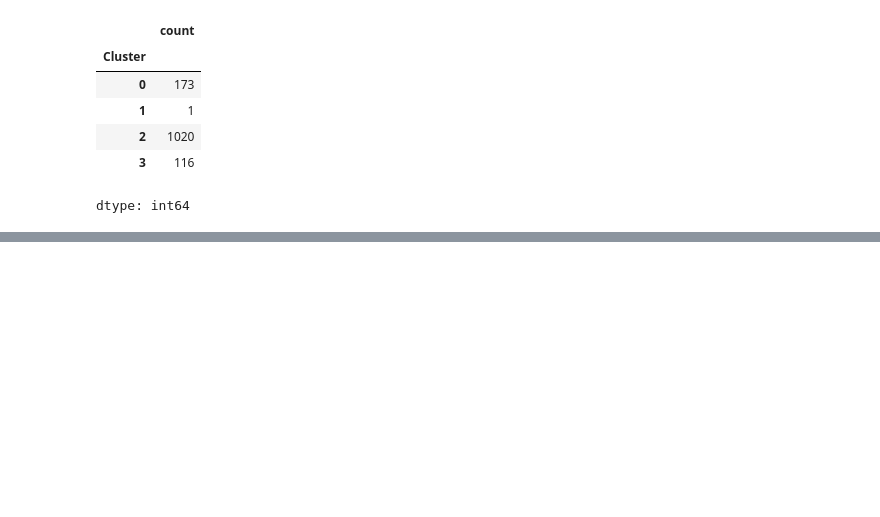
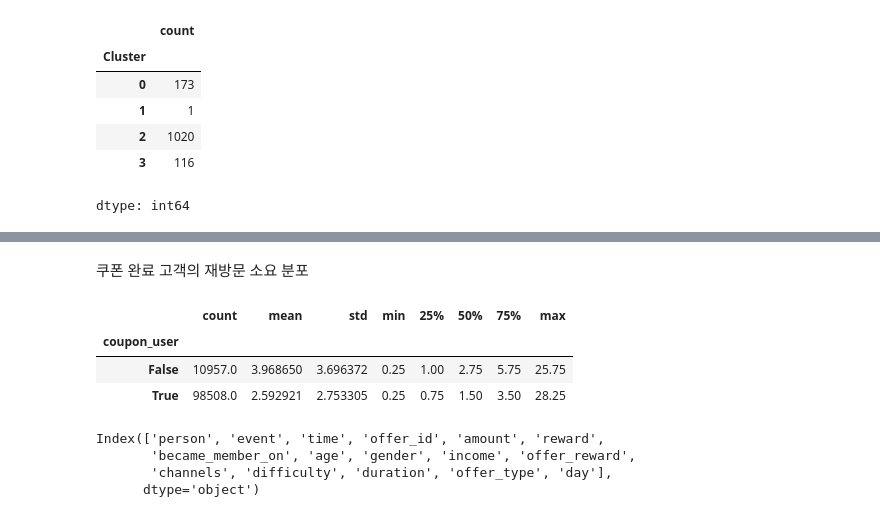
Before and after one commit to ary3120-droid/myproject, a Jupyter notebook: star0205.ipynb, the cells around one changed output, grey strips where cells are left out. Cells and saved outputs as stored; diff of their text form; code cells hidden in the pictures; blank space fills up the shorter version.

```diff
--- a/star0205.ipynb
+++ b/star0205.ipynb
@@ -507,0 +599,31 @@ plt.show()
+# %% [markdown]
+쿠폰 완료 고객의 재방문 소요 분포
+# %%
+# 첫 구매 → 다음 구매까지 걸린 시간 (시간 단위)
+tx_sorted = df_log[df_log['event'] == 'transaction'] \
+    .sort_values(['person', 'time'])
+
+tx_sorted['next_time'] = tx_sorted.groupby('person')['time'].shift(-1)
+tx_sorted['days_to_next'] = (tx_sorted['next_time'] - tx_sorted['time']) / 24
+
+# 쿠폰 완료 여부 병합
+coupon_completed = (
+    df_log[df_log['event'] == 'offer completed']
+    [['person', 'offer_id']]
+    .drop_duplicates()
+)
+tx_sorted['coupon_user'] = tx_sorted['person'].isin(coupon_completed['person'])
+
+tx_sorted.groupby('coupon_user')['days_to_next'].describe()
+# %% [output]
+|  | count | mean | std | min | 25% | 50% | 75% | max |
+| coupon_user |  |  |  |  |  |  |  |  |
+| False | 10957.0 | 3.968650 | 3.696372 | 0.25 | 1.00 | 2.75 | 5.75 | 25.75 |
+| True | 98508.0 | 2.592921 | 2.753305 | 0.25 | 0.75 | 1.50 | 3.50 | 28.25 |
+# %%
+df_log.columns
+# %% [output]
+Index(['person', 'event', 'time', 'offer_id', 'amount', 'reward',
+       'became_member_on', 'age', 'gender', 'income', 'offer_reward',
+       'channels', 'difficulty', 'duration', 'offer_type', 'day'],
+      dtype='object')
```
Also changed, not shown: parts of 9 cells of this notebook.
